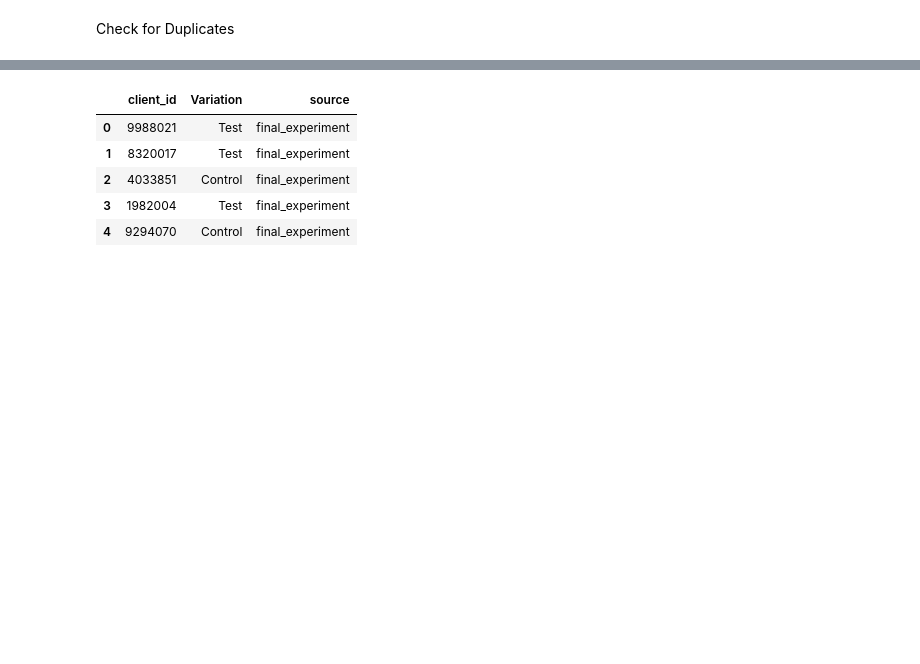
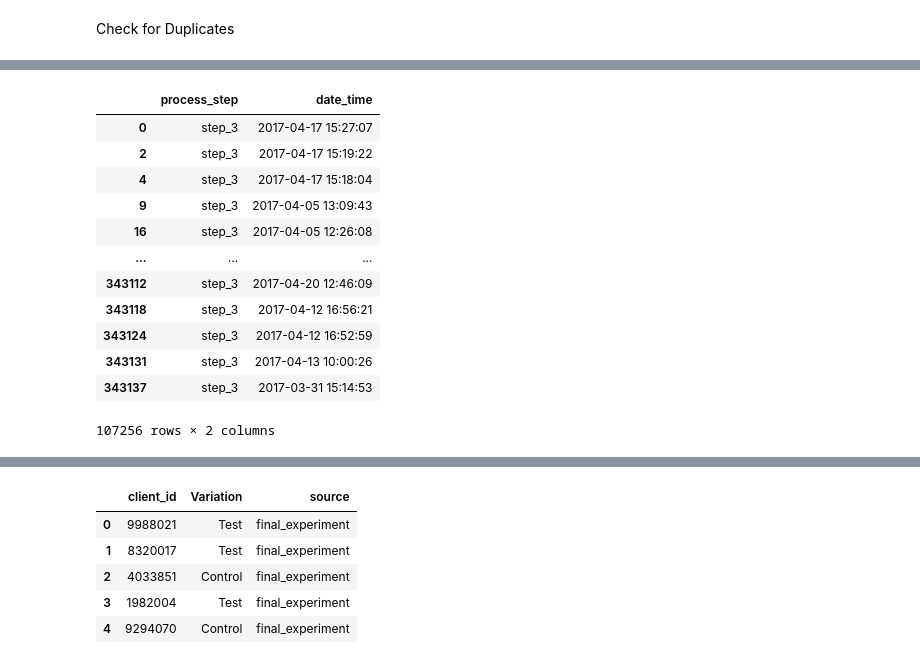
Before and after one commit to SandraGdd/VanguardEDA, a Jupyter notebook: Datasets.ipynb, the cells around one changed output, grey strips where cells are left out. Cells and saved outputs as stored; diff of their text form; code cells hidden in the pictures; blank space fills up the shorter version.

```diff
--- a/Datasets.ipynb
+++ b/Datasets.ipynb
@@ -125,2 +166,18 @@ df_concat[df_concat["client_id"]==9988021]
+# %%
+df_concat[df_concat["process_step"] == "step_3"][["process_step","date_time"]]
+# %% [output]
+|  | process_step | date_time |
+| 0 | step_3 | 2017-04-17 15:27:07 |
+| 2 | step_3 | 2017-04-17 15:19:22 |
+| 4 | step_3 | 2017-04-17 15:18:04 |
+| 9 | step_3 | 2017-04-05 13:09:43 |
+| 16 | step_3 | 2017-04-05 12:26:08 |
+| ... | ... | ... |
+| 343112 | step_3 | 2017-04-20 12:46:09 |
+| 343118 | step_3 | 2017-04-12 16:56:21 |
+| 343124 | step_3 | 2017-04-12 16:52:59 |
+| 343131 | step_3 | 2017-04-13 10:00:26 |
+| 343137 | step_3 | 2017-03-31 15:14:53 |
+107256 rows × 2 columns
 # %%
 df_concat.info()
```
Also changed, not shown: parts of 11 cells of this notebook.
